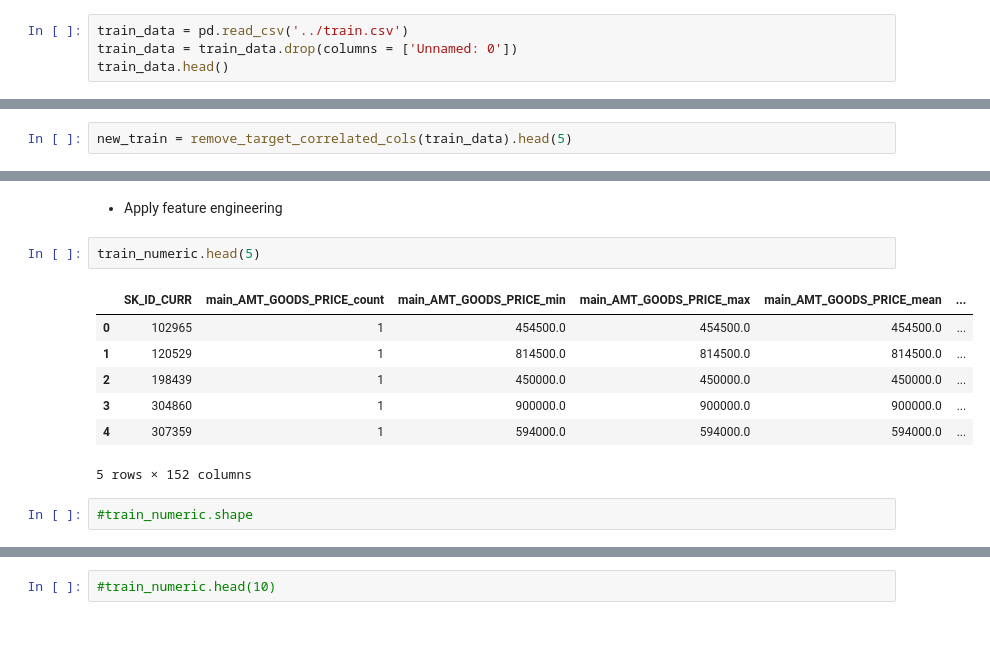
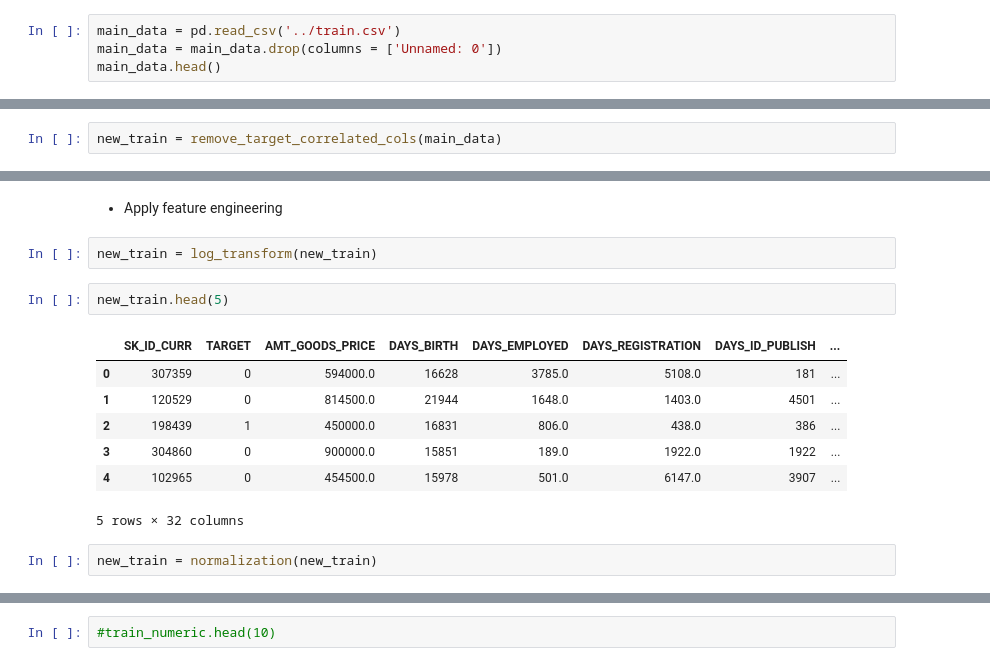
Before and after one commit to IML-Project/Home_Credit_Default_Risk_Project, a Jupyter notebook: FeatureEngineering.ipynb, the cells around one changed output, grey strips where cells are left out. Saved outputs shown, nothing was run; the diff lists cells and outputs as text; blank space fills up the shorter version.

Commit message:
Functions for normalization and log transformations - done

```diff
--- a/FeatureEngineering.ipynb
+++ b/FeatureEngineering.ipynb
@@ -10,9 +10,9 @@ import seaborn as sns
 # %% [markdown]
 * Read data
 # %%
-train_data = pd.read_csv('../train.csv')
-train_data = train_data.drop(columns = ['Unnamed: 0'])
-train_data.head()
+main_data = pd.read_csv('../train.csv')
+main_data = main_data.drop(columns = ['Unnamed: 0'])
+main_data.head()
 # %% [output]
 |  | SK_ID_CURR | TARGET | NAME_CONTRACT_TYPE | FLAG_OWN_CAR | FLAG_OWN_REALTY | CNT_CHILDREN | ... |
 | 0 | 307359 | 0 | 0 | 0 | 1 | 0 | ... |
@@ -90,19 +69,21 @@ tmp_data
 # %%
-new_train = remove_target_correlated_cols(train_data).head(5)
+new_train = remove_target_correlated_cols(main_data)
 # %%
 #train_data = train_data.drop(columns = cols_to_remove)
 #train_data.head(5)
 # %% [markdown]
 * Apply feature engineering
+# %%
+new_train = log_transform(new_train)
 # %%
-train_numeric.head(5)
+new_train.head(5)
 # %% [output]
-|  | SK_ID_CURR | main_AMT_GOODS_PRICE_count | main_AMT_GOODS_PRICE_min | main_AMT_GOODS_PRICE_max | main_AMT_GOODS_PRICE_mean | ... |
-| 0 | 102965 | 1 | 454500.0 | 454500.0 | 454500.0 | ... |
-| 1 | 120529 | 1 | 814500.0 | 814500.0 | 814500.0 | ... |
-| 2 | 198439 | 1 | 450000.0 | 450000.0 | 450000.0 | ... |
-| 3 | 304860 | 1 | 900000.0 | 900000.0 | 900000.0 | ... |
-| 4 | 307359 | 1 | 594000.0 | 594000.0 | 594000.0 | ... |
+|  | SK_ID_CURR | TARGET | AMT_GOODS_PRICE | DAYS_BIRTH | DAYS_EMPLOYED | DAYS_REGISTRATION | DAYS_ID_PUBLISH | ... |
+| 0 | 307359 | 0 | 594000.0 | 16628 | 3785.0 | 5108.0 | 181 | ... |
+| 1 | 120529 | 0 | 814500.0 | 21944 | 1648.0 | 1403.0 | 4501 | ... |
+| 2 | 198439 | 1 | 450000.0 | 16831 | 806.0 | 438.0 | 386 | ... |
+| 3 | 304860 | 0 | 900000.0 | 15851 | 189.0 | 1922.0 | 1922 | ... |
+| 4 | 102965 | 0 | 454500.0 | 15978 | 501.0 | 6147.0 | 3907 | ... |
-5 rows × 152 columns
+5 rows × 32 columns
-# %%
-#train_numeric.shape
+# %%
+new_train = normalization(new_train)
```
Also changed, not shown: parts of 9 cells of this notebook, 1 other file.
